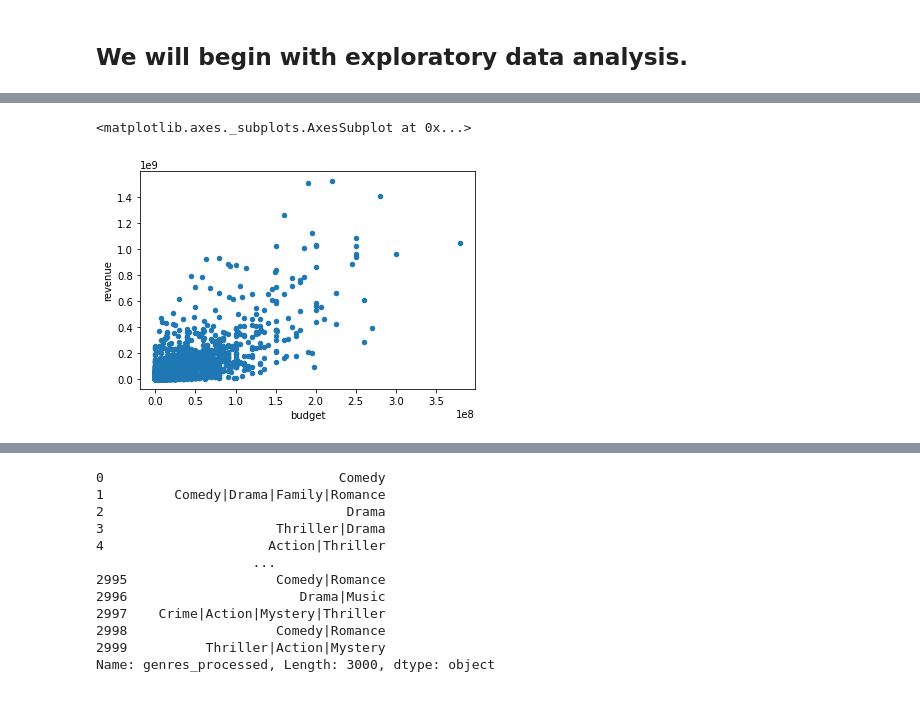
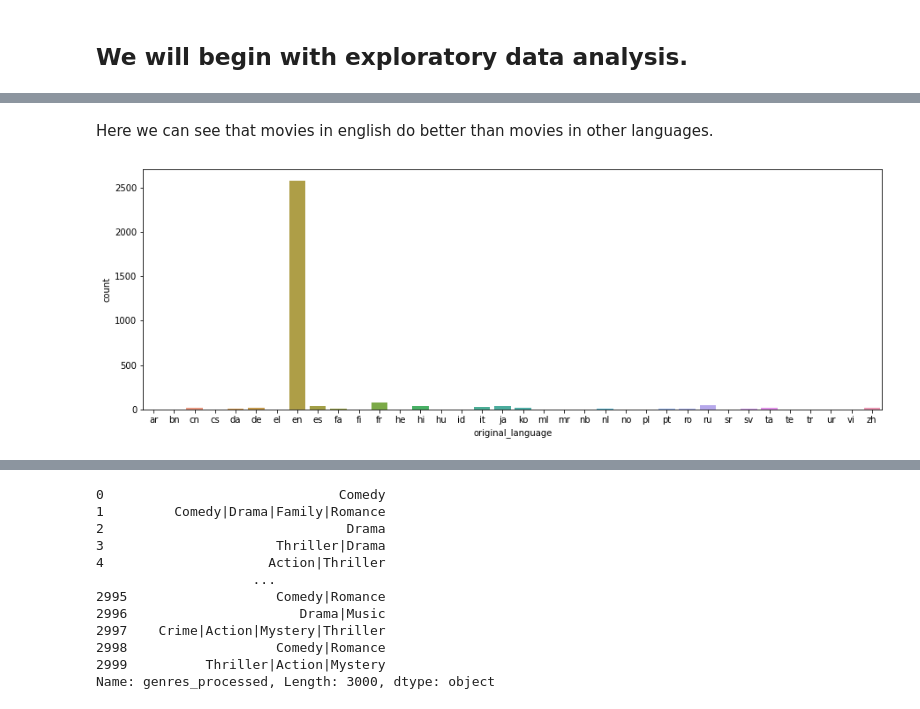
Before and after one commit to jolonia/Predicting-box-office-revenue, a Jupyter notebook: Project_3_Data_Cleaning_JO.ipynb, the cells around one changed output, grey strips where cells are left out. Drawn from its saved outputs; the diff is of its cells as text; code cells hidden in the pictures.

```diff
--- a/Project_3_Data_Cleaning_JO.ipynb
+++ b/Project_3_Data_Cleaning_JO.ipynb
@@ -48,5 +49,8 @@ memory usage: 562.6+ KB
-# %%
-train_df.plot(kind='scatter', x = 'budget', y= 'revenue')
-# %% [output]
-<matplotlib.axes._subplots.AxesSubplot at 0x...>
-[figure, removed]
+# %% [markdown]
+Here we can see that movies in english do better than movies in other languages.
+# %%
+plt.figure(figsize=(15,5))
+sns.countplot(train_df['original_language'].sort_values())
+plt.show()
+# %% [output]
+[figure, added]
```
Also changed, not shown: parts of 17 cells of this notebook.
